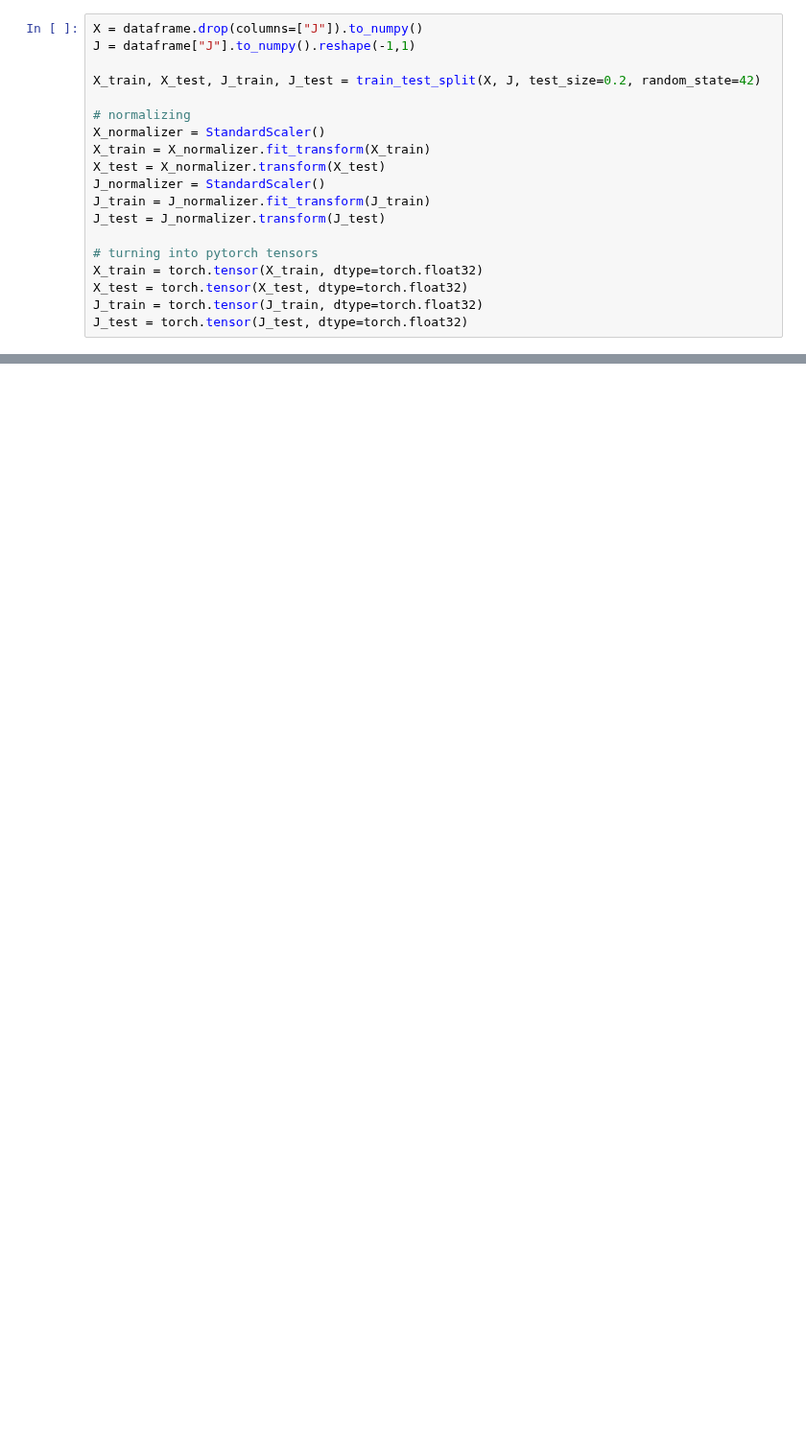
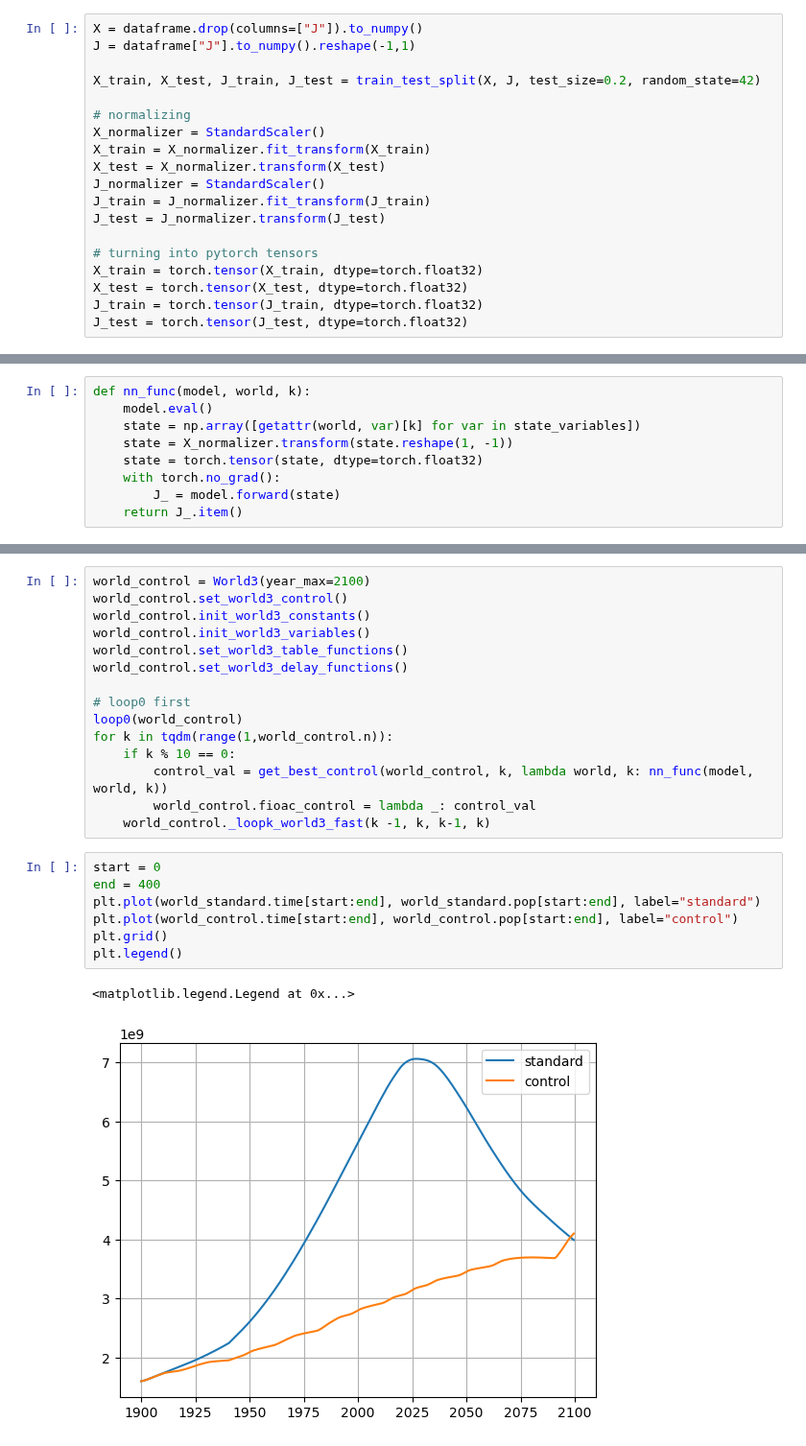
Before and after one commit to emilj610/pyworld3A3, a Jupyter notebook: J_approximation.ipynb, the cells around one changed output, grey strips where cells are left out. Shown at 96% size. Saved outputs shown, nothing was run; the diff lists cells and outputs as text; blank space fills up the shorter version.

```diff
--- a/J_approximation.ipynb
+++ b/J_approximation.ipynb
@@ -269,0 +278,9 @@ error on test set: 0.002794087864458561
+# %%
+def nn_func(model, world, k):
+    model.eval()
+    state = np.array([getattr(world, var)[k] for var in state_variables])
+    state = X_normalizer.transform(state.reshape(1, -1))
+    state = torch.tensor(state, dtype=torch.float32)
+    with torch.no_grad():
+        J_ = model.forward(state)
+    return J_.item()
@@ -269,0 +327,25 @@ error on test set: 0.002794087864458561
+# %%
+world_control = World3(year_max=2100)
+world_control.set_world3_control()
+world_control.init_world3_constants()
+world_control.init_world3_variables()
+world_control.set_world3_table_functions()
+world_control.set_world3_delay_functions()
+
+# loop0 first
+loop0(world_control)
+for k in tqdm(range(1,world_control.n)):
+    if k % 10 == 0:
+        control_val = get_best_control(world_control, k, lambda world, k: nn_func(model, world, k))
+        world_control.fioac_control = lambda _: control_val
+    world_control._loopk_world3_fast(k -1, k, k-1, k)
+# %%
+start = 0
+end = 400
+plt.plot(world_standard.time[start:end], world_standard.pop[start:end], label="standard")
+plt.plot(world_control.time[start:end], world_control.pop[start:end], label="control")
+plt.grid()
+plt.legend()
+# %% [output]
+<matplotlib.legend.Legend at 0x...>
+[figure, added]
```
Also changed, not shown: parts of 17 cells of this notebook.
